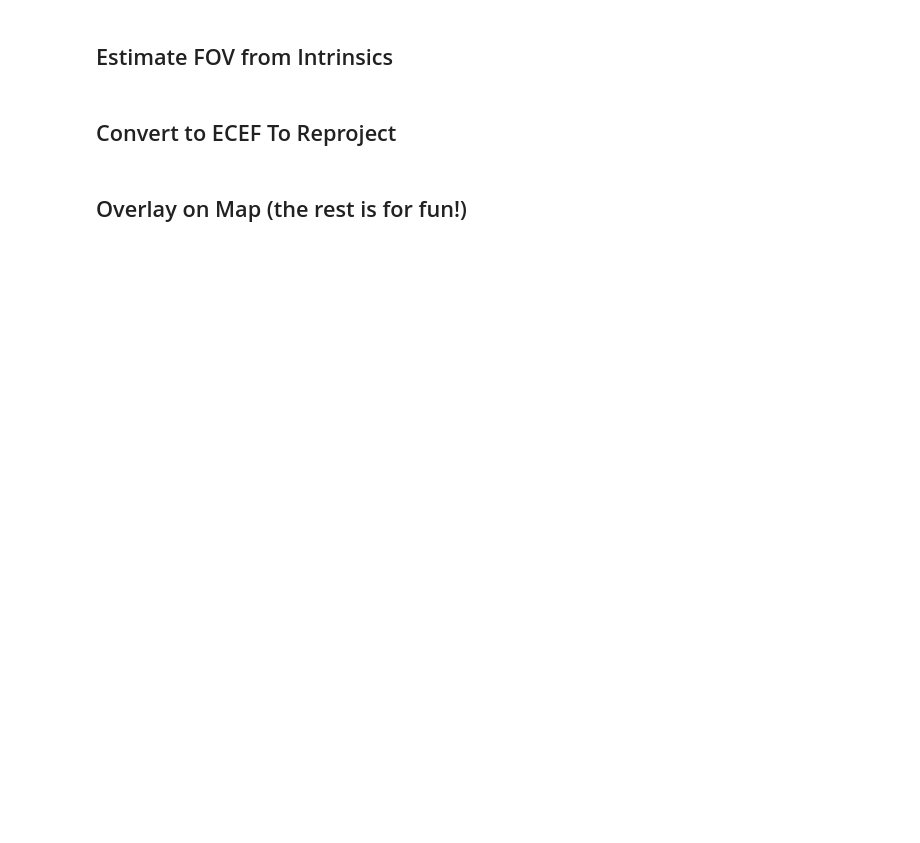
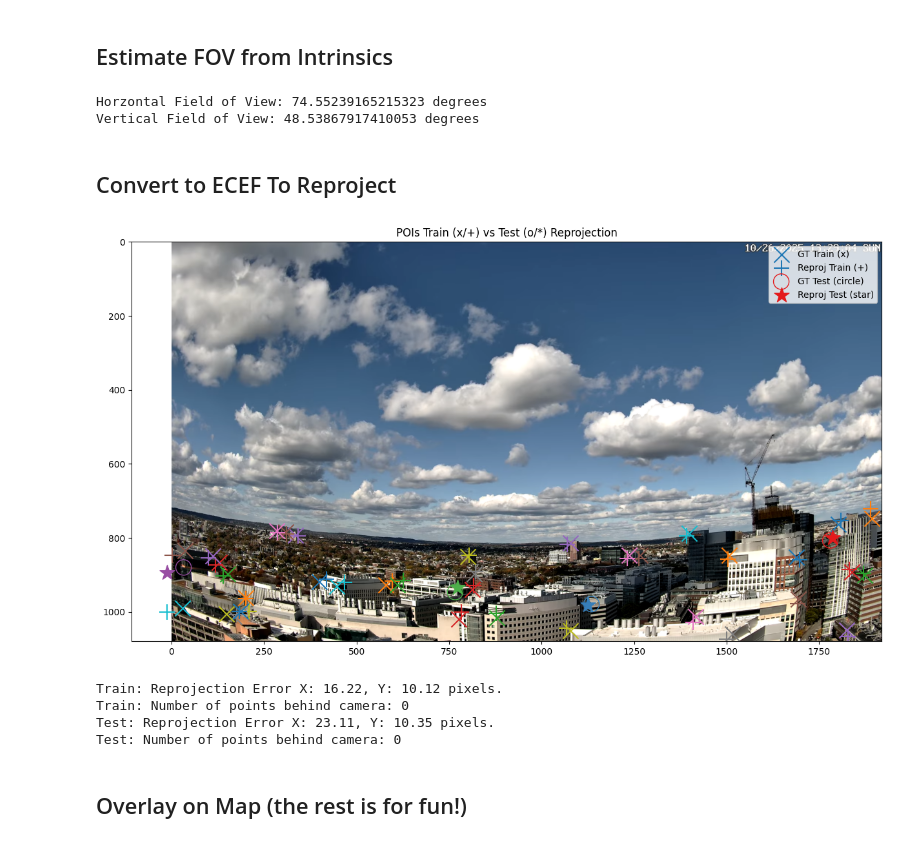
Before and after one commit to sreeramchennakrish/MIDS-281-sreeram-repo, a Jupyter notebook: assignment1.ipynb, the cells around one changed output. Drawn from its saved outputs; the diff is of its cells as text; code cells hidden in the pictures; blank space fills up the shorter version.

```diff
--- a/assignment1.ipynb
+++ b/assignment1.ipynb
@@ -492,6 +511,11 @@ ppy_estimate = image_height / 2
 
 #TODO: Create intrinsics estimate (3x3 matrix containing Principle points)
 # intrinsics_estimate = ...
+intrinsics_estimate = np.array([
+    [focal_length_estimate, 0, ppx_estimate],
+    [0, focal_length_estimate, ppy_estimate],
+    [0, 0, 1]
+])
 
 #distortion estimate is provided
 distortion_estimate = 0
@@ -530,6 +573,11 @@ print('Translation: \n', translation)
 #fy = ...  # focal length in y (pixels)
 #cx = ...  # principal point x
 #cy = ...  # principal point y
+fx = intrinsics[0, 0]
+fy = intrinsics[1, 1]
+cx = intrinsics[0, 2]
+cy = intrinsics[1, 2]
+
 
 # Left and right angles from principal point
 angle_left = np.arctan(cx / fx)
@@ -551,6 +599,9 @@ vfov_deg = np.degrees(vfov)
 
 print(f'Horzontal Field of View: {hfov_deg} degrees')
 print(f'Vertical Field of View: {vfov_deg} degrees')
+# %% [output]
+Horzontal Field of View: 74.55239165215323 degrees
+Vertical Field of View: 48.53867917410053 degrees
 # %% [markdown]
 ## Convert to ECEF To Reproject
 # %%
@@ -580,33 +631,43 @@ plt.imshow(frame)
 for i in range(len(poi_xy_train)):
     lbl_gt = 'GT Train (x)' if i == 0 else ""
     lbl_rp = 'Reproj Train (+)' if i == 0 else ""
     color = plt.cm.tab10(i % 10)
     plt.scatter(poi_xy_train[i,0], poi_xy_train[i,1], marker='x', s=300, color=color, label=lbl_gt)
     plt.scatter(rx_train[i], ry_train[i], marker='+', s=300, color=color, label=lbl_rp)
 
 for i in range(len(poi_xy_test)):
     lbl_gt_test = 'GT Test (circle)' if i == 0 else ""
     lbl_rp_test = 'Reproj Test (star)' if i == 0 else ""
     color = plt.cm.Set1(i % 9)
     plt.scatter(poi_xy_test[i,0], poi_xy_test[i,1], marker='o', s=300, facecolors='none', edgecolors=color, label=lbl_gt_test)
     plt.scatter(rx_test[i], ry_test[i], marker='*', s=300, color=color, label=lbl_rp_test)
 
 # 3. Add legend and titles
 plt.legend(loc='upper right', scatterpoints=1)
 plt.title('POIs Train (x/+) vs Test (o/*) Reprojection')
 plt.show()
 
 # 4. Measure Loss for both sets
 for name, rx, ry, rz, gt in [("Train", rx_train, ry_train, rz_train, poi_xy_train),
                          ("Test", rx_test, ry_test, rz_test, poi_xy_test)]:
     #TODO: Estimate the Error in X and Y from projections using RMSE
     #err_x = ...
     #err_y = ...
+    err_x = np.sqrt(np.mean((rx - gt[:,0])**2))
+    err_y = np.sqrt(np.mean((ry - gt[:,1])**2))
     #TODO:  Count the Number of points behind the camera (should be zero)
     #num_behind = ...
+    num_behind = np.sum(rz <= 0)
+
 
     print(f'{name}: Reprojection Error X: {err_x:0.2f}, Y: {err_y:0.2f} pixels.')
     print(f'{name}: Number of points behind camera: {num_behind}')
+# %% [output]
+[figure, added]
+Train: Reprojection Error X: 16.22, Y: 10.12 pixels.
+Train: Number of points behind camera: 0
+Test: Reprojection Error X: 23.11, Y: 10.35 pixels.
+Test: Number of points behind camera: 0
 # %% [markdown]
 ## Overlay on Map (the rest is for fun!)
 # %%
```
Also changed, not shown: parts of 6 cells of this notebook.
